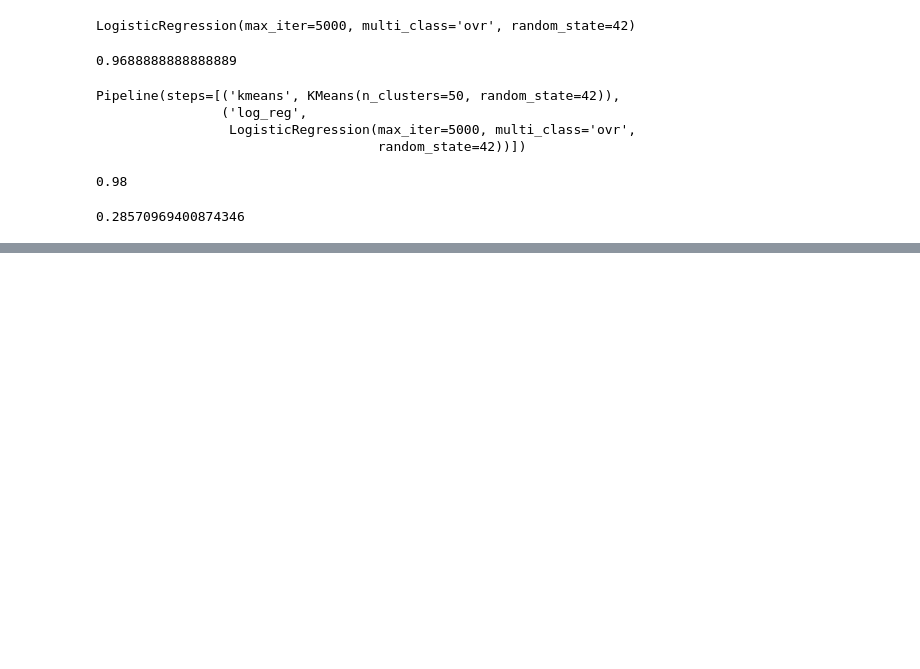
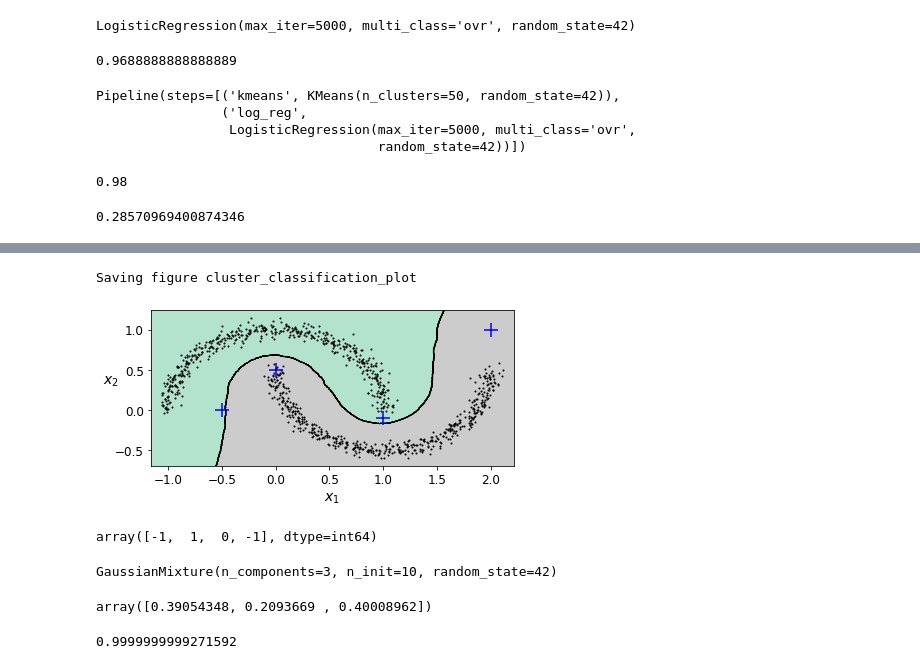
Before and after one commit to rahul263-stack/Hands-on-machine-learning, a Jupyter notebook: UnsupervisedLearningTechniques.ipynb, the cells around one changed output, grey strips where cells are left out. Saved outputs shown, nothing was run; the diff lists cells and outputs as text; code cells hidden in the pictures; blank space fills up the shorter version.

```diff
--- a/UnsupervisedLearningTechniques.ipynb
+++ b/UnsupervisedLearningTechniques.ipynb
@@ -724,0 +878,2 @@ log_reg.score(X_test, y_test)
+# %%
+dbscan = dbscan2
@@ -724,0 +899,16 @@ log_reg.score(X_test, y_test)
+# %%
+plt.figure(figsize=(6, 3))
+plot_decision_boundaries(knn, X, show_centroids=False)
+plt.scatter(X_new[:, 0], X_new[:, 1], c="b", marker="+", s=200, zorder=10)
+save_fig("cluster_classification_plot")
+plt.show()
+# %% [output]
+Saving figure cluster_classification_plot
+[figure, added]
+# %%
+y_dist, y_pred_idx = knn.kneighbors(X_new, n_neighbors=1)
+y_pred = dbscan.labels_[dbscan.core_sample_indices_][y_pred_idx]
+y_pred[y_dist > 0.2] = -1
+y_pred.ravel()
+# %% [output]
+array([-1,  1,  0, -1], dtype=int64)
@@ -724,0 +924,20 @@ log_reg.score(X_test, y_test)
+# %%
+gm = GaussianMixture(n_components=3, n_init=10, random_state=42)
+gm.fit(X)
+# %% [output]
+GaussianMixture(n_components=3, n_init=10, random_state=42)
+# %%
+gm.weights_
+# %% [output]
+array([0.39054348, 0.2093669 , 0.40008962])
+# %%
+resolution = 100
+grid = np.arange(-10, 10, 1 / resolution)
+xx, yy = np.meshgrid(grid, grid)
+X_full = np.vstack([xx.ravel(), yy.ravel()]).T
+
+pdf = np.exp(gm.score_samples(X_full))
+pdf_probas = pdf * (1 / resolution) ** 2
+pdf_probas.sum()
+# %% [output]
+0.9999999999271592
```
Also changed, not shown: parts of 59 cells of this notebook.
